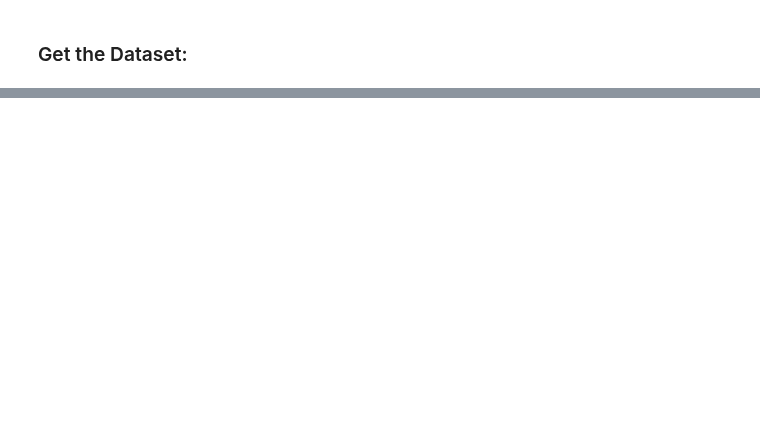
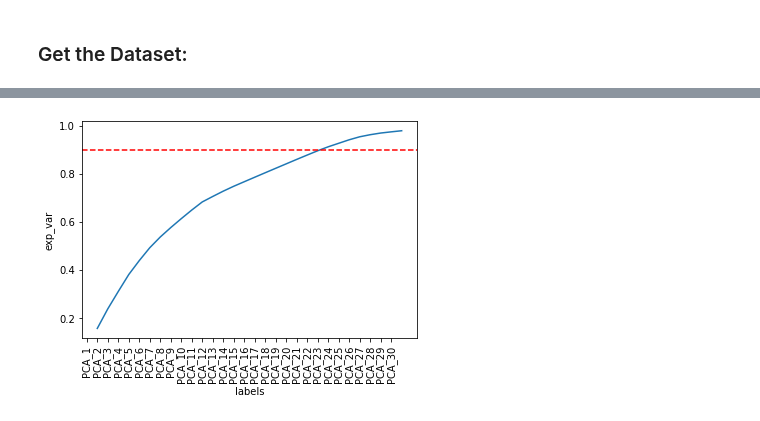
Before and after one commit to CalenDario13/NYC_Taxi, a Jupyter notebook: BDC_project_data_briks.ipynb, the cells around one changed output, grey strips where cells are left out. Saved outputs shown, nothing was run; the diff lists cells and outputs as text; code cells hidden in the pictures; blank space fills up the shorter version.

```diff
--- a/BDC_project_data_briks.ipynb
+++ b/BDC_project_data_briks.ipynb
@@ -61,0 +3182,10 @@ print(time() - s)
+# %%
+NUMERICAL = ['pickup_longitude','pickup_latitude','dropoff_longitude','dropoff_latitude', 'passenger_count',
+             'abs_dist_longitude', 'abs_dist_latitude', 'manhattan_dist', 'euclidean_dist', 'haversine_dist',
+             'direction', 'pickup_x','pickup_y', 'pickup_z','dropoff_x', 'dropoff_y','dropoff_z', 'pickup_from_center',
+             'dropoff_from_center', 'month_sin', 'month_cos','week_of_year_sin','week_of_year_cos','quarter_sin',
+             'quarter_cos','day_of_month_sin', 'day_of_month_cos', 'day_of_week_sin', 'day_of_week_cos', 'day_of_yearh_sin',
+             'day_of_year_cos', 'hour_sin', 'hour_cos', 'minute_sin', 'minute_cos', 'year'
+            ]
+CATEGORICAL = ['airport', 'long_short', 'is_week_end', 'part_of_day', 'taxi_or_van']
+TARGET = 'fare_amount'
@@ -61,0 +3194,5 @@ print(time() - s)
+# %%
+Utils = ModelUtils(NUMERICAL, CATEGORICAL, TARGET)
+Utils.pca_analysis(k=30, df=train, drop_last=False, analisis=True)
+# %% [output]
+[figure, added]
```
Also changed, not shown: parts of 227 cells of this notebook, 3 other files.
